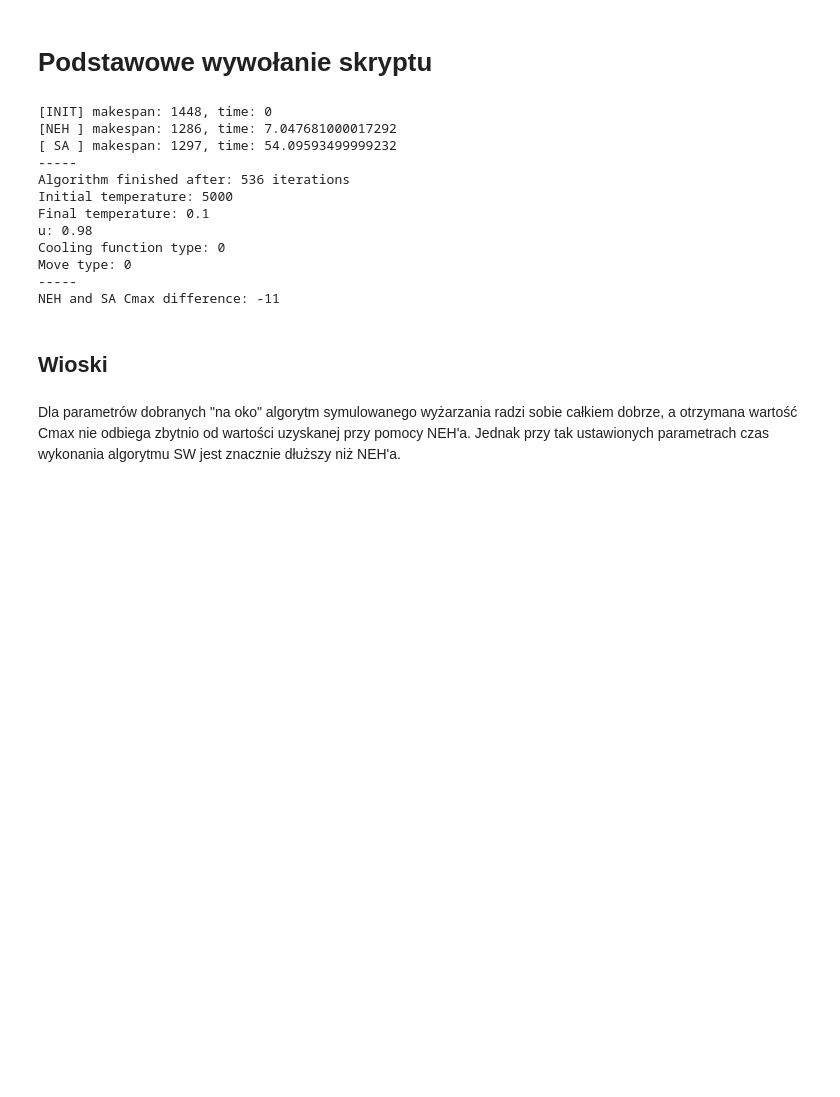
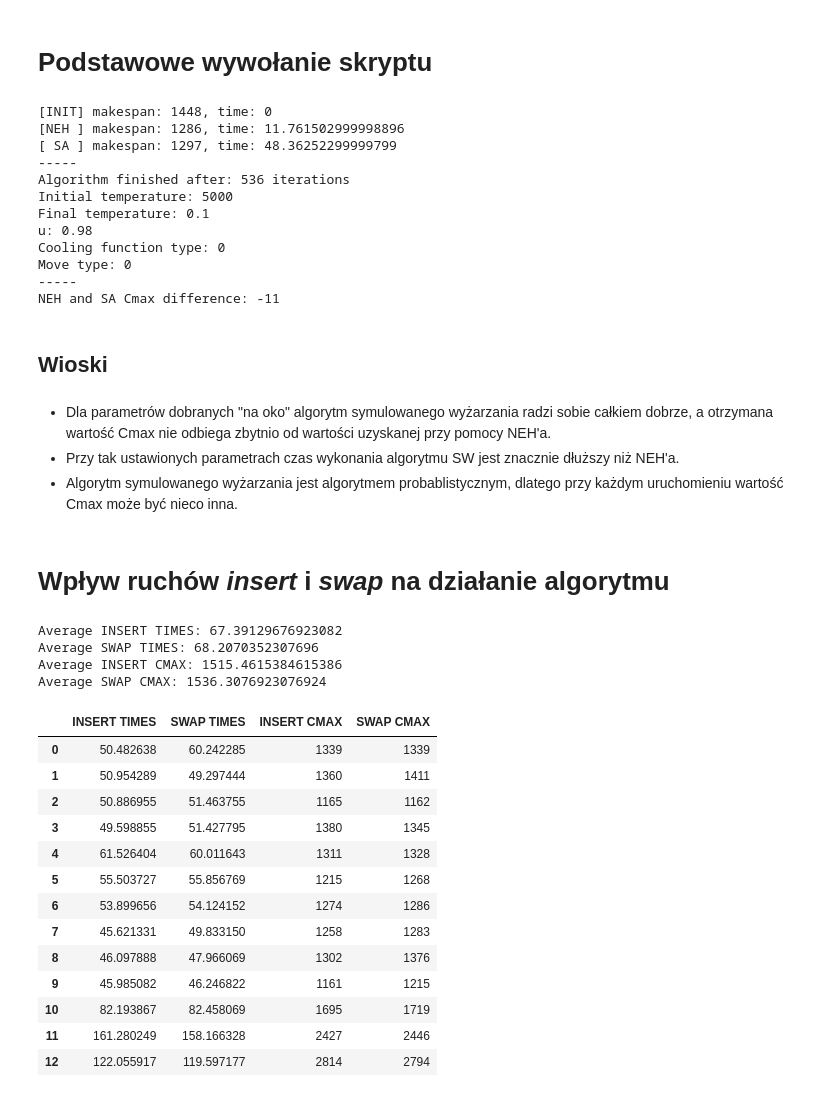
Before and after one commit to vegetablecode/SPD, a Jupyter notebook: Lab3/src/Sprawozdanie.ipynb, the cells around one changed output. Cells and saved outputs as stored; diff of their text form; code cells hidden in the pictures; blank space fills up the shorter version.

```diff
--- a/Lab3/src/Sprawozdanie.ipynb
+++ b/Lab3/src/Sprawozdanie.ipynb
@@ -25,8 +47,9 @@ final_temp = 0.1
 u = 0.98
 cooling_fcn_type = 0
 move_type = 0
+insert = 0
 
-simulated_annealing_order, iterations, sa_time = simulated_annealing(copy.deepcopy(tasks), numb_of_machines, init_temp, final_temp, u, cooling_fcn_type, move_type)
+simulated_annealing_order, iterations, sa_time = simulated_annealing(copy.deepcopy(tasks), numb_of_machines, init_temp, final_temp, u, cooling_fcn_type, move_type, insert)
 simulated_annealing_makespan = makespan(simulated_annealing_order, tasks, numb_of_machines)
 print("[ SA ] makespan: {}, time: {}" .format(simulated_annealing_makespan, sa_time))
 
@@ -42,8 +65,8 @@ print("-----")
 print("NEH and SA Cmax difference: {}" .format(neh_makespan-simulated_annealing_makespan))
 # %% [output]
 [INIT] makespan: 1448, time: 0
-[NEH ] makespan: 1286, time: 7.047681000017292
-[ SA ] makespan: 1297, time: 54.09593499999232
+[NEH ] makespan: 1286, time: 11.761502999998896
+[ SA ] makespan: 1297, time: 48.36252299999799
 -----
 Algorithm finished after: 536 iterations
 Initial temperature: 5000
@@ -56,4 +79,62 @@ NEH and SA Cmax difference: -11
 # %% [markdown]
 ## Wioski
 # %% [markdown]
-Dla parametrów dobranych "na oko" algorytm symulowanego wyżarzania radzi sobie całkiem dobrze, a otrzymana wartość Cmax nie odbiega zbytnio od wartości uzyskanej przy pomocy NEH'a. Jednak przy tak ustawionych parametrach czas wykonania algorytmu SW jest znacznie dłuższy niż NEH'a.
+* Dla parametrów dobranych "na oko" algorytm symulowanego wyżarzania radzi sobie całkiem dobrze, a otrzymana wartość Cmax nie odbiega zbytnio od wartości uzyskanej przy pomocy NEH'a.
+* Przy tak ustawionych parametrach czas wykonania algorytmu SW jest znacznie dłuższy niż NEH'a.
+* Algorytm symulowanego wyżarzania jest algorytmem probablistycznym, dlatego przy każdym uruchomieniu wartość Cmax może być nieco inna.
+# %% [markdown]
+# Wpływ ruchów *insert* i *swap* na działanie algorytmu
+# %%
+insert_times = []
+insert_cmax = []
+swap_times = []
+swap_cmax = []
+
+for set in sets:
+
+    tasks, numb_of_machines = get_data(set)
+
+    # for SWAP move
+    insert = 0
+
+    simulated_annealing_order, iterations, sa_time = simulated_annealing(copy.deepcopy(tasks), numb_of_machines, init_temp, final_temp, u, cooling_fcn_type, move_type, insert)
+    simulated_annealing_makespan = makespan(simulated_annealing_order, tasks, numb_of_machines)
+    swap_times.append(sa_time)
+    swap_cmax.append(simulated_annealing_makespan)
+
+    # for INSERT move
+    insert = 1
+
+    simulated_annealing_order, iterations, sa_time = simulated_annealing(copy.deepcopy(tasks), numb_of_machines, init_temp, final_temp, u, cooling_fcn_type, move_type, insert)
+    simulated_annealing_makespan = makespan(simulated_annealing_order, tasks, numb_of_machines)
+    insert_times.append(sa_time)
+    insert_cmax.append(simulated_annealing_makespan)
+
+d = {'INSERT TIMES': insert_times, 'SWAP TIMES': swap_times, 'INSERT CMAX': insert_cmax, 'SWAP CMAX': swap_cmax}
+table = pd.DataFrame(data=d)
+
+print("Average INSERT TIMES: {}" .format(np.mean(insert_times)))
+print("Average SWAP TIMES: {}" .format(np.mean(swap_times)))
+print("Average INSERT CMAX: {}" .format(np.mean(insert_cmax)))
+print("Average SWAP CMAX: {}" .format(np.mean(swap_cmax)))
+
+table
+# %% [output]
+Average INSERT TIMES: 67.39129676923082
+Average SWAP TIMES: 68.2070352307696
+Average INSERT CMAX: 1515.4615384615386
+Average SWAP CMAX: 1536.3076923076924
+|  | INSERT TIMES | SWAP TIMES | INSERT CMAX | SWAP CMAX |
+| 0 | 50.482638 | 60.242285 | 1339 | 1339 |
+| 1 | 50.954289 | 49.297444 | 1360 | 1411 |
+| 2 | 50.886955 | 51.463755 | 1165 | 1162 |
+| 3 | 49.598855 | 51.427795 | 1380 | 1345 |
+| 4 | 61.526404 | 60.011643 | 1311 | 1328 |
+| 5 | 55.503727 | 55.856769 | 1215 | 1268 |
+| 6 | 53.899656 | 54.124152 | 1274 | 1286 |
+| 7 | 45.621331 | 49.833150 | 1258 | 1283 |
+| 8 | 46.097888 | 47.966069 | 1302 | 1376 |
+| 9 | 45.985082 | 46.246822 | 1161 | 1215 |
+| 10 | 82.193867 | 82.458069 | 1695 | 1719 |
+| 11 | 161.280249 | 158.166328 | 2427 | 2446 |
+| 12 | 122.055917 | 119.597177 | 2814 | 2794 |
```
Also changed, not shown: parts of 28 cells of this notebook, 4 other files.
